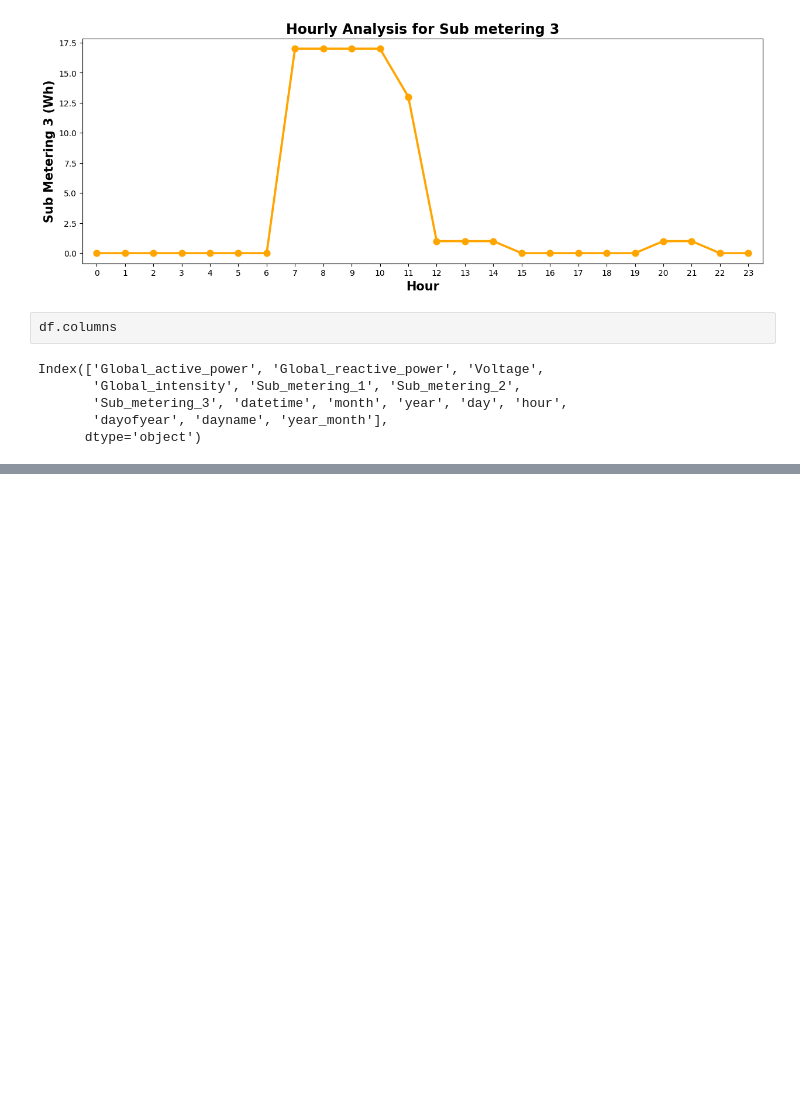
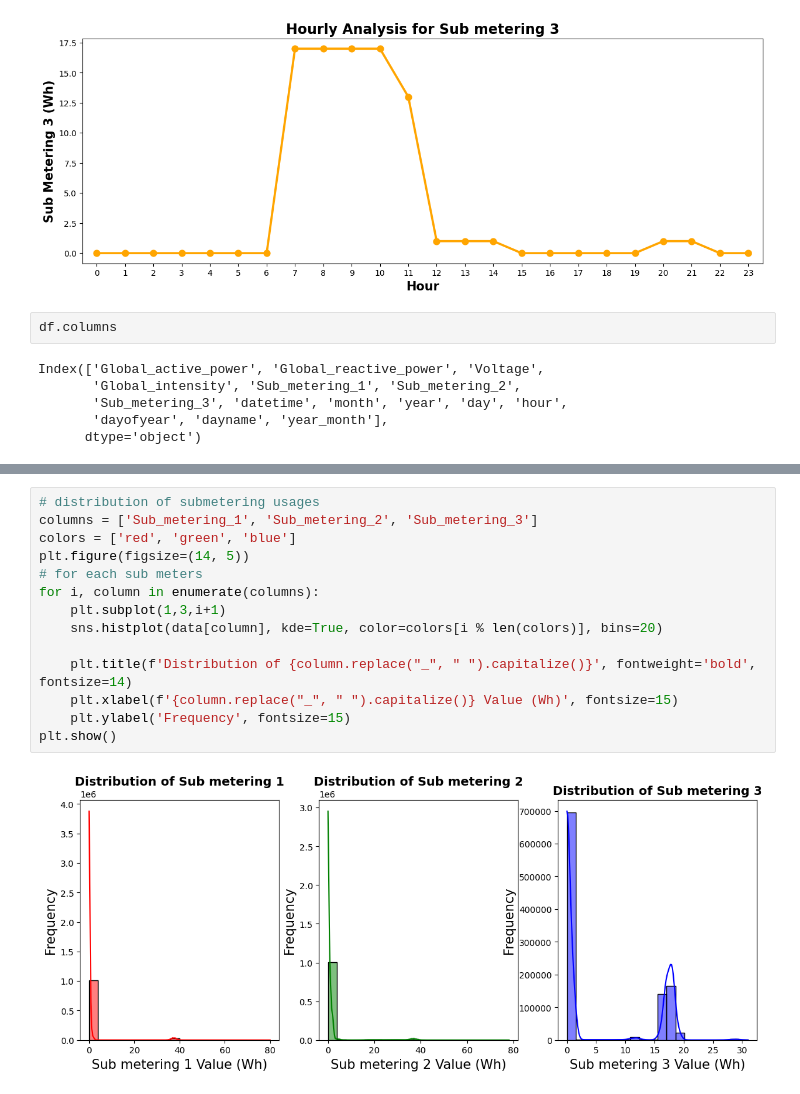
Before and after one commit to SainavyaGadde/DataScienceFinalProject, a Jupyter notebook: data_science_project.ipynb, the cells around one changed output, grey strips where cells are left out. Drawn from its saved outputs; the diff is of its cells as text; blank space fills up the shorter version.

Commit message:
Developed the code for Distribution of Sub meterings and Correlation,  Top Correlations with global active power and Train the Model features Code

```diff
--- a/data_science_project.ipynb
+++ b/data_science_project.ipynb
@@ -476 +446,17 @@ Passing `palette` without assigning `hue` is deprecated and will be removed in v
 [figure]
+# %%
+# distribution of submetering usages
+columns = ['Sub_metering_1', 'Sub_metering_2', 'Sub_metering_3']
+colors = ['red', 'green', 'blue']
+plt.figure(figsize=(14, 5))
+# for each sub meters
+for i, column in enumerate(columns):
+    plt.subplot(1,3,i+1)
+    sns.histplot(data[column], kde=True, color=colors[i % len(colors)], bins=20)
+
+    plt.title(f'Distribution of {column.replace("_", " ").capitalize()}', fontweight='bold', fontsize=14)
+    plt.xlabel(f'{column.replace("_", " ").capitalize()} Value (Wh)', fontsize=15)
+    plt.ylabel('Frequency', fontsize=15)
+plt.show()
+# %% [output]
+[figure, added]
```
Also changed, not shown: parts of 35 cells of this notebook.
